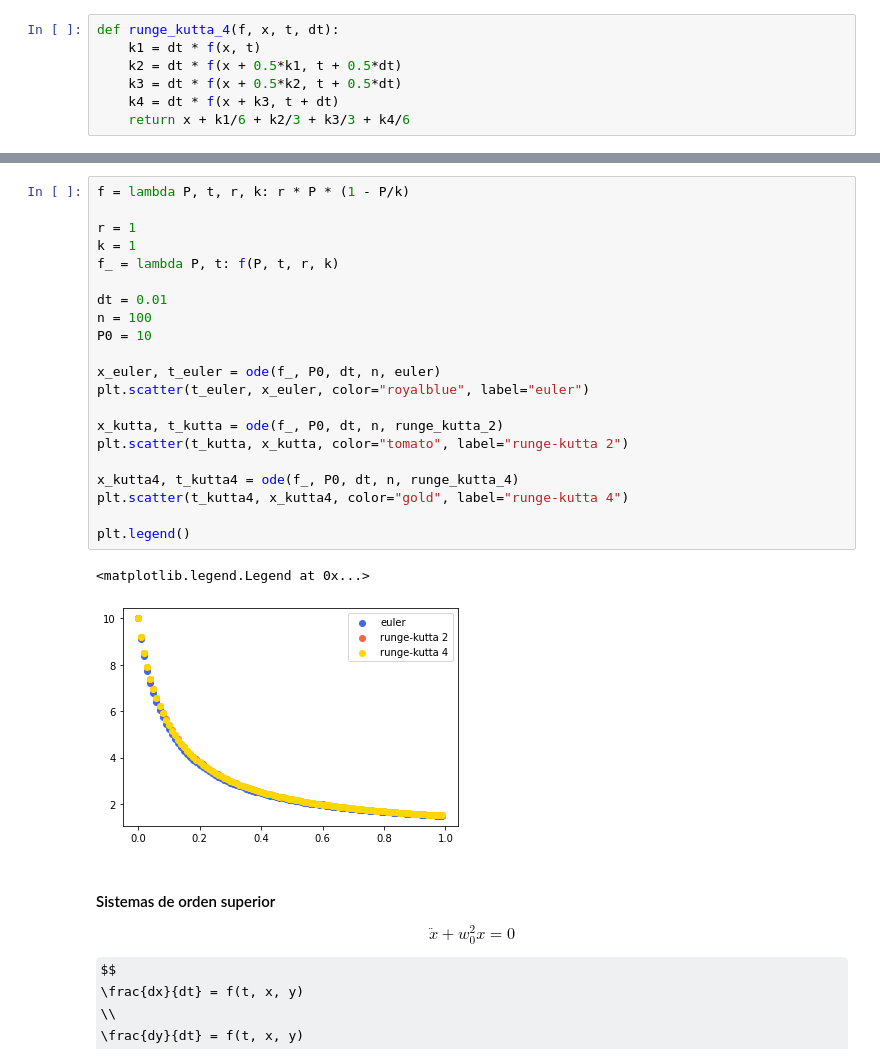
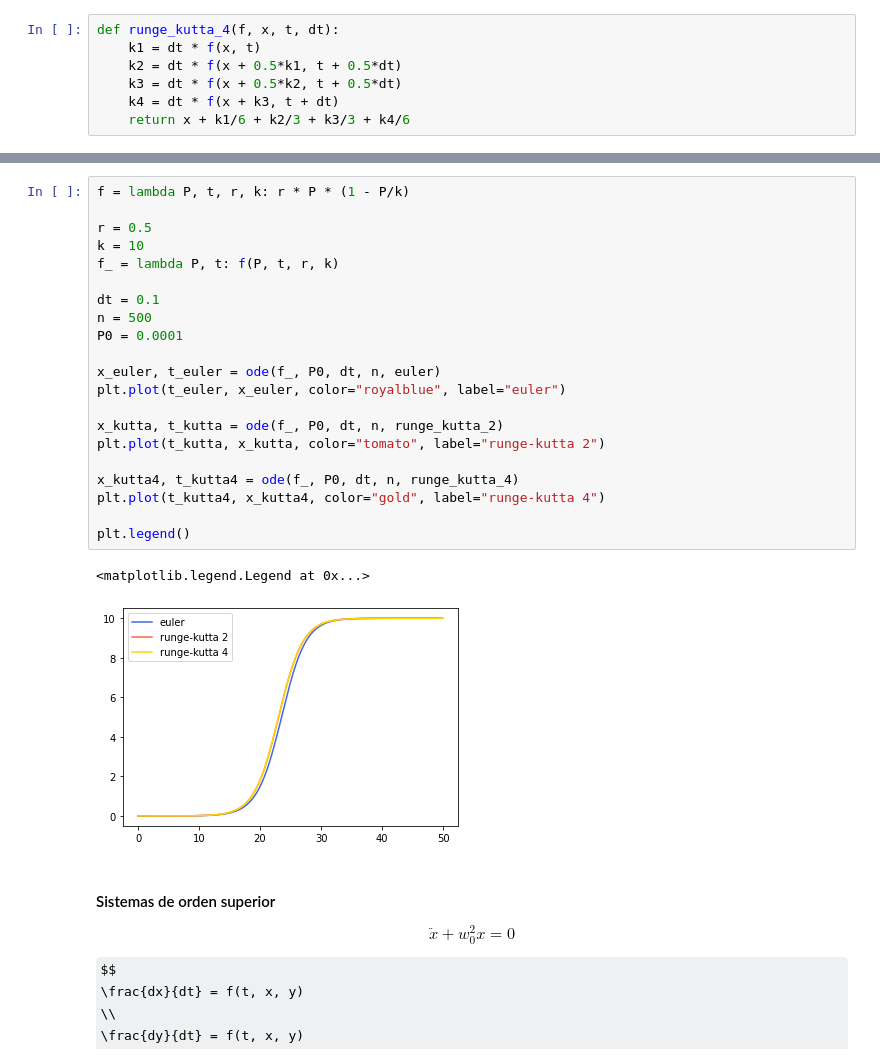
Before and after one commit to eerii/cilantro, a Jupyter notebook: tema_06/ode.ipynb, the cells around one changed output, grey strips where cells are left out. Saved outputs shown, nothing was run; the diff lists cells and outputs as text; some formulas as TeX source.

```diff
--- a/tema_06/ode.ipynb
+++ b/tema_06/ode.ipynb
@@ -122,27 +122,27 @@ plt.legend()
 # %%
 f = lambda P, t, r, k: r * P * (1 - P/k)
 
-r = 1
-k = 1
+r = 0.5
+k = 10
 f_ = lambda P, t: f(P, t, r, k)
 
-dt = 0.01
-n = 100
-P0 = 10
+dt = 0.1
+n = 500
+P0 = 0.0001
 
 x_euler, t_euler = ode(f_, P0, dt, n, euler)
-plt.scatter(t_euler, x_euler, color="royalblue", label="euler")
+plt.plot(t_euler, x_euler, color="royalblue", label="euler")
 
 x_kutta, t_kutta = ode(f_, P0, dt, n, runge_kutta_2)
-plt.scatter(t_kutta, x_kutta, color="tomato", label="runge-kutta 2")
+plt.plot(t_kutta, x_kutta, color="tomato", label="runge-kutta 2")
 
 x_kutta4, t_kutta4 = ode(f_, P0, dt, n, runge_kutta_4)
-plt.scatter(t_kutta4, x_kutta4, color="gold", label="runge-kutta 4")
+plt.plot(t_kutta4, x_kutta4, color="gold", label="runge-kutta 4")
 
 plt.legend()
 # %% [output]
 <matplotlib.legend.Legend at 0x...>
-[figure, old version]
+[figure, new version]
 # %% [markdown]
 #### Sistemas de orden superior
 
```
Also changed, not shown: parts of 13 cells of this notebook, 2 other files.
